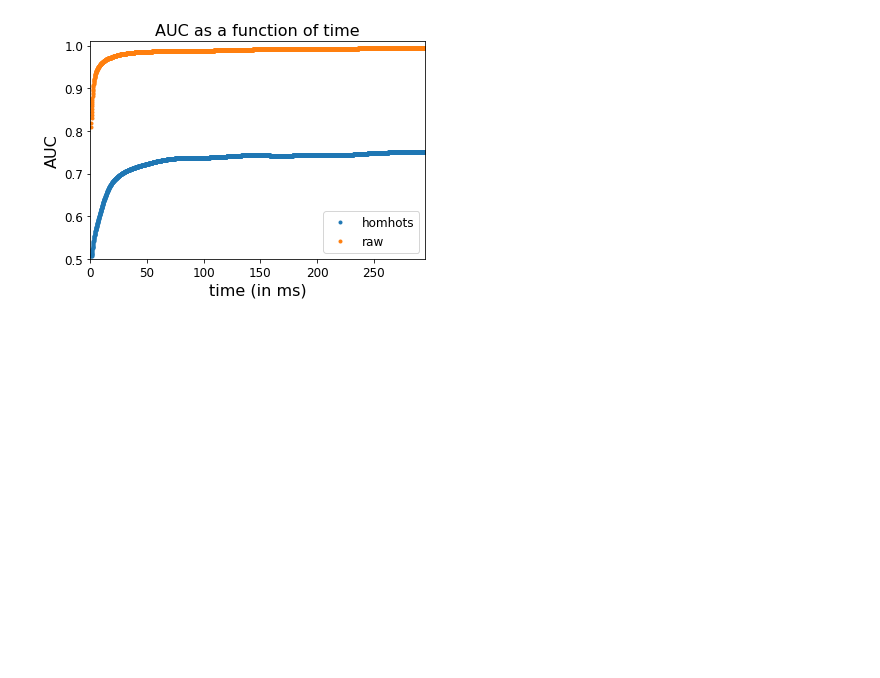
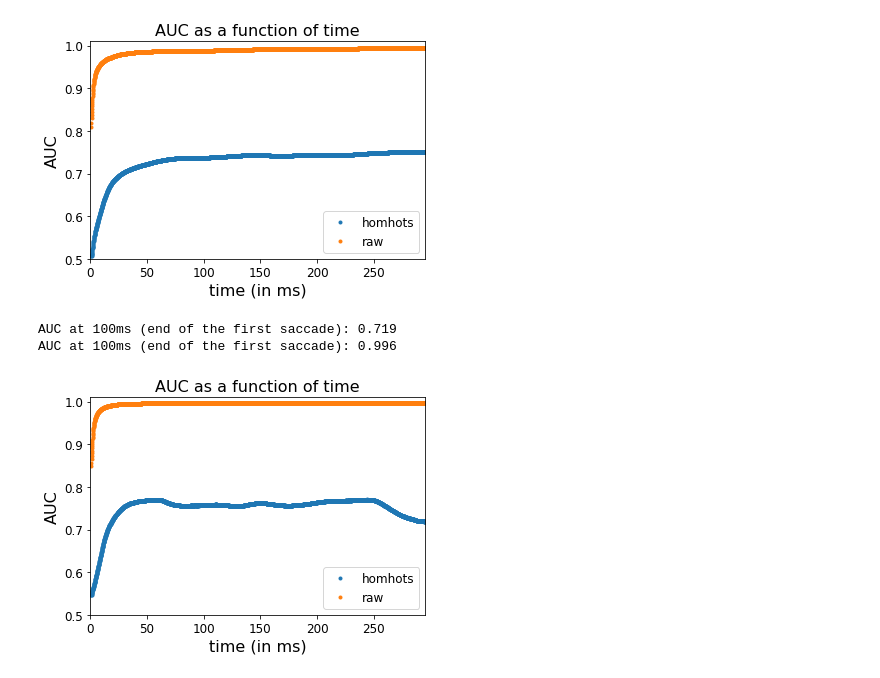
Before and after one commit to SpikeAI/HOTS, a Jupyter notebook: notebooks/RESULTS_03_NMNIST.ipynb, the cells around one changed output. Saved outputs shown, nothing was run; the diff lists cells and outputs as text; code cells hidden in the pictures; blank space fills up the shorter version.

Commit message:
nmnist results

```diff
--- a/notebooks/RESULTS_03_NMNIST.ipynb
+++ b/notebooks/RESULTS_03_NMNIST.ipynb
@@ -379,7 +405,31 @@ KeyboardInterrupt:
+# %%
+thres = 0.95
+colorz = ['#1f77b4', '#ff7f0e', '#2ca02c', '#d62728', '#9467bd', '#8c564b', '#e377c2', '#7f7f7f', '#bcbd22', '#17becf']
+legend_list = ['original HOTS', 'raw inputs','online HOTS']
+namelist = ['homhots','raw']
+fig_onl, ax_onl = plt.subplots()
+ax_onl.hlines(86.9,0,6000, linestyles='dashed', color=colorz[0], label=legend_list[0])
+for namnum, name in enumerate(namelist):
+    f_name = f'{record_path}{timestr}_LR_results_{name}_{nbclust}_{nb_train}_{nb_test}_{ds_ev}.pkl'
+    with open(f_name, 'rb') as file:
+        likelihood, true_target = pickle.load(file)
+    meanac, onlinac, lastac, truepos, falsepos = classification_results(likelihood, true_target, thres, nb_test)
+    #pars, cov = curve_fit(f=fitting, xdata=np.arange(len(onlinac)), ydata=onlinac, p0=[1,1], bounds=(-np.inf, np.inf))
+    #fit = fitting(np.arange(len(onlinac)), *pars) f
+    print(f'Mean accuracy for {name}: {np.round(meanac,3)}')
+    print(f'Last event accuracy for {name}: {np.round(lastac,3)}')
+    ax_onl.plot(onlinac[:6000]*100, '.', ms=1, color=colorz[namnum+1], label = legend_list[namnum+1]);
+    #ax_onl.plot(fit[:3000], linestyle='-', color=color[namnum], linewidth=1);
+ax_onl.axis([-50,6000,0,105]);
+ax_onl.set_xlabel('Number of events', fontsize=16);
+ax_onl.set_ylabel('Accuracy (in %)', fontsize=16);
+ax_onl.set_title('MLR classification evolution \n as a function of the number of events', fontsize=16);
+ax_onl.legend(fontsize=12, loc='lower right');
 # %%
 thres = None
 colorz = ['#1f77b4', '#ff7f0e', '#2ca02c', '#d62728', '#9467bd', '#8c564b', '#e377c2', '#7f7f7f', '#bcbd22', '#17becf']
 legend_list = ['original HOTS', 'raw inputs','online HOTS']
+namelist = ['homhots','raw']
 fig_onl, ax_onl = plt.subplots()
 ax_onl.hlines(86.9,0,6000, linestyles='dashed', color=colorz[0], label=legend_list[0])
 for namnum, name in enumerate(namelist):
@@ -388,7 +438,7 @@ for namnum, name in enumerate(namelist):
         likelihood, true_target = pickle.load(file)
     meanac, onlinac, lastac, truepos, falsepos = classification_results(likelihood, true_target, thres, nb_test)
     #pars, cov = curve_fit(f=fitting, xdata=np.arange(len(onlinac)), ydata=onlinac, p0=[1,1], bounds=(-np.inf, np.inf))
-    #fit = fitting(np.arange(len(onlinac)), *pars)
+    #fit = fitting(np.arange(len(onlinac)), *pars) f
     print(f'Mean accuracy for {name}: {np.round(meanac,3)}')
     print(f'Last event accuracy for {name}: {np.round(lastac,3)}')
     ax_onl.plot(onlinac[:6000]*100, '.', ms=1, color=colorz[namnum+1], label = legend_list[namnum+1]);
@@ -464,3 +505,26 @@ AUC at 100ms (end of the first saccade): 0.994
 [figure]
 # %%
 printfig(fig, 'nmnist_auc.pdf')
+# %%
+f_name = f'{record_path}{timestr}_LR_results_{nbclust}_{nb_train}_{nb_test}_1_AUC_nomean.pkl'
+with open(f_name, 'rb') as file:
+    results = pickle.load(file)
+
+fig, ax = plt.subplots()
+namelist = ['homhots', 'raw']
+leg_list = ['online HOTS', 'MLR with raw inputs']
+for namnum, name in enumerate(namelist):
+    ax.plot(results[0][0]/1e3, results[0][namnum+1], '.', label=name)
+    print(f'AUC at 100ms (end of the first saccade): {np.round(results[0][namnum+1][-1],3)}')
+
+ax.axis([0,295,0.5,1.01]);
+ax.set_xlabel('time (in ms)', fontsize=16);
+ax.set_ylabel('AUC', fontsize=16);
+plt.setp(ax.get_yticklabels(), fontsize=12)
+plt.setp(ax.get_xticklabels(), fontsize=12)
+ax.set_title('AUC as a function of time', fontsize=16);
+ax.legend(fontsize=12, loc='lower right');
+# %% [output]
+AUC at 100ms (end of the first saccade): 0.719
+AUC at 100ms (end of the first saccade): 0.996
+[figure, added]
```
Also changed, not shown: parts of 2 cells of this notebook.
